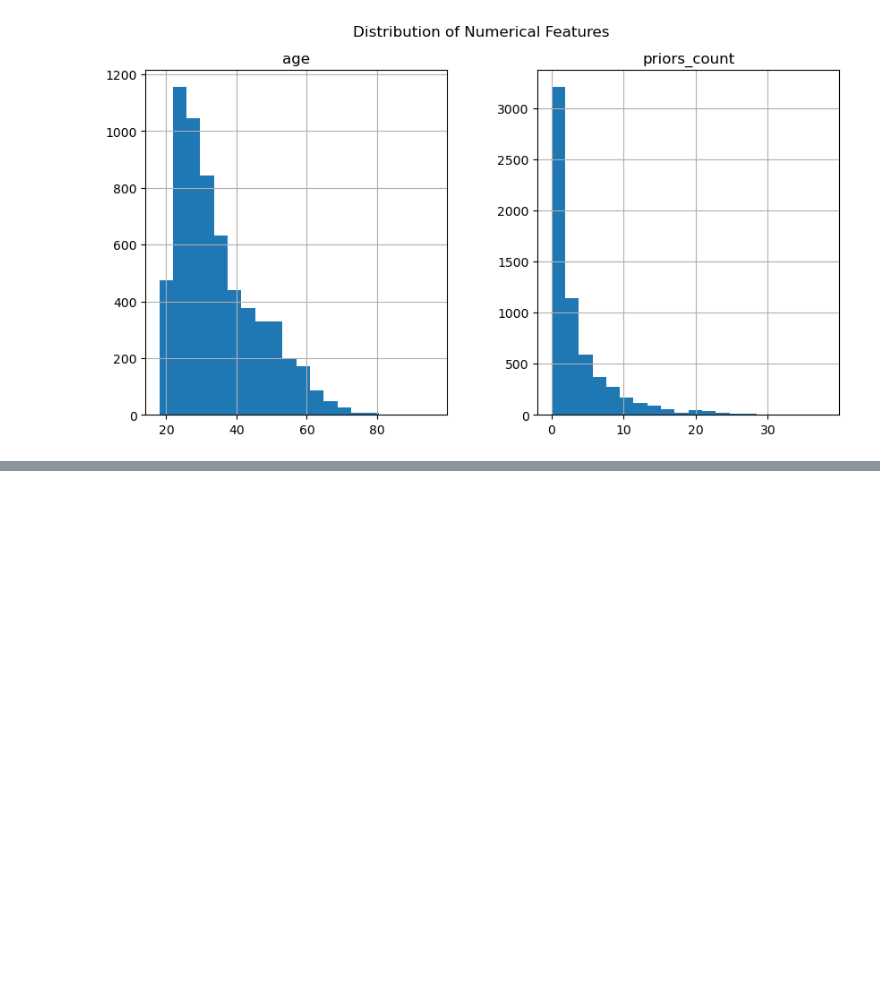
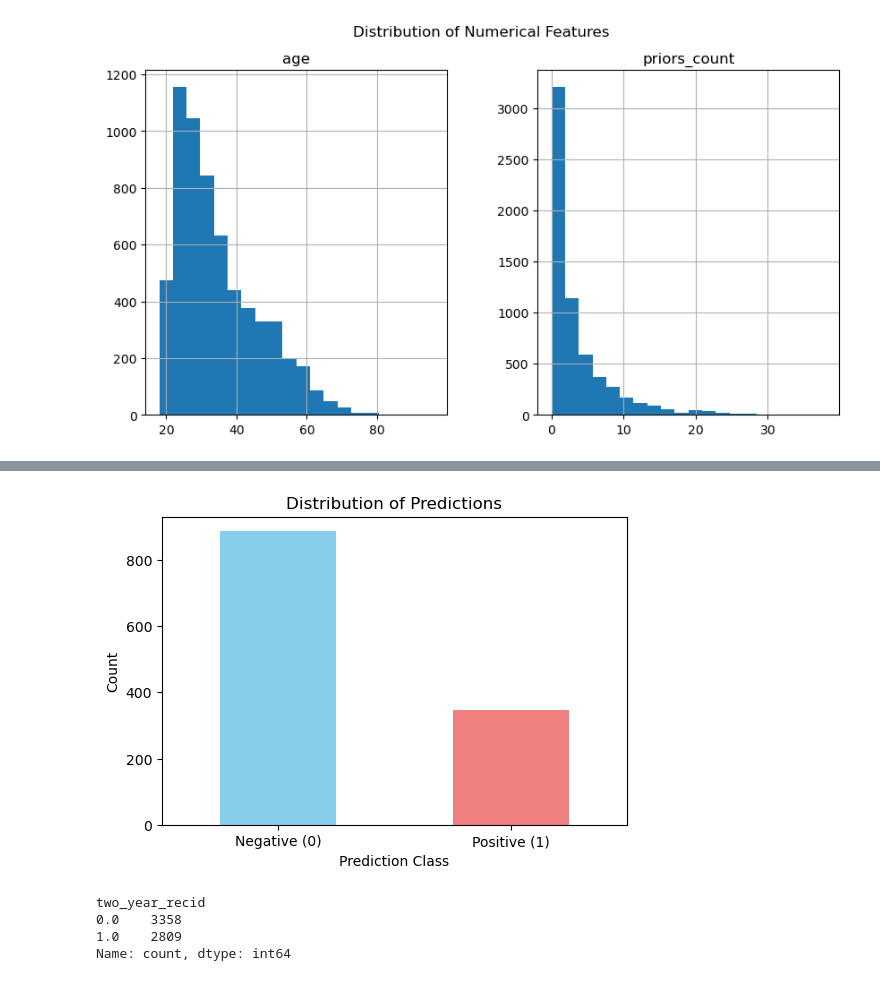
Before and after one commit to ayleensb/honours-project, a Jupyter notebook: recidivism_model.ipynb, the cells around one changed output, grey strips where cells are left out. Saved outputs shown, nothing was run; the diff lists cells and outputs as text; code cells hidden in the pictures; blank space fills up the shorter version.

Commit message:
trained logistic regression model on compas dataset to get predictions

```diff
--- a/recidivism_model.ipynb
+++ b/recidivism_model.ipynb
@@ -138,0 +155,28 @@ plt.show()
+# %%
+# copy dataset to ensure original remains unchanged
+df = df.copy()
+
+#print(df.columns)
+
+#separate features and labels
+features = ['race', 'sex', 'priors_count', 'c_charge_degree=F', 'c_charge_degree=M']
+target = 'two_year_recid' #binary target where 0 means does not offend, 1 means offends
+
+X = df[features]
+y = df[target]
+#print(X.shape)
+#print(y.shape)
+
+X_train, X_test, y_train, y_test = train_test_split(X, y, test_size=0.2, random_state=42, stratify = y)
+
+#print(X_train[:5])
+#print("\n", y_train)
+
+scaler = StandardScaler()
+X_train = scaler.fit_transform(X_train)
+X_test = scaler.transform(X_test)
+
+model = LogisticRegression(solver='lbfgs')
+model.fit(X_train, y_train)
+
+y_pred = model.predict(X_test)
@@ -138,0 +203,18 @@ plt.show()
+# %%
+# Plot the distribution of positive and negative predictions
+plt.figure(figsize=(6, 4))
+pd.Series(y_pred).value_counts().plot(kind='bar', color=['skyblue', 'lightcoral'])
+plt.title("Distribution of Predictions")
+plt.xlabel("Prediction Class")
+plt.ylabel("Count")
+plt.xticks([0, 1], ['Negative (0)', 'Positive (1)'], rotation=0)
+plt.show()
+# %% [output]
+[figure, added]
+# %%
+print(y.value_counts())
+# %% [output]
+two_year_recid
+0.0    3358
+1.0    2809
+Name: count, dtype: int64
```
Also changed, not shown: parts of 7 cells of this notebook.
